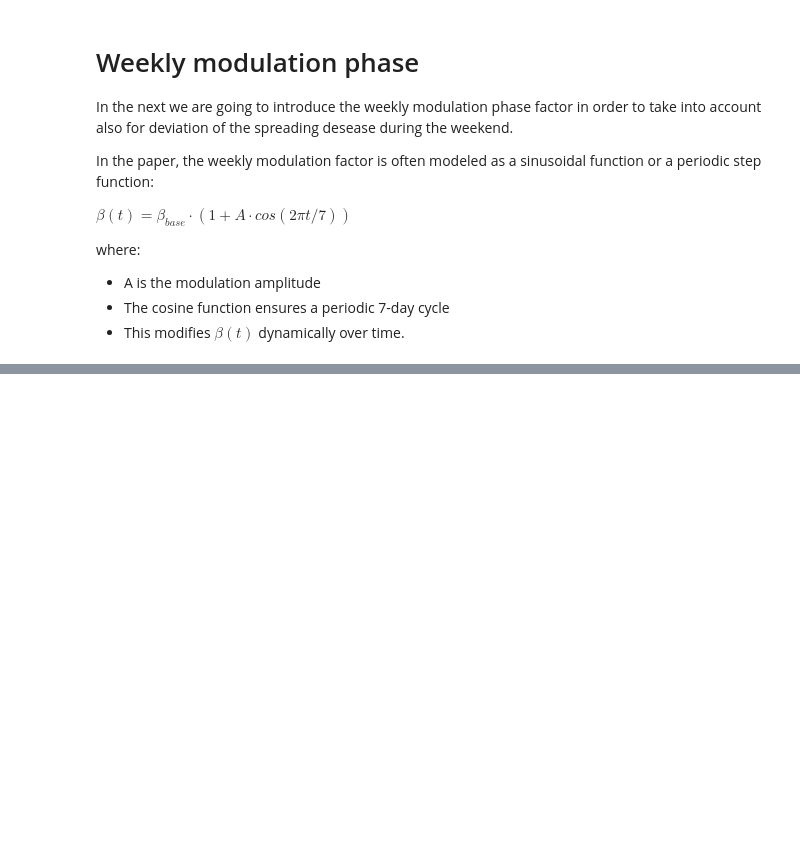
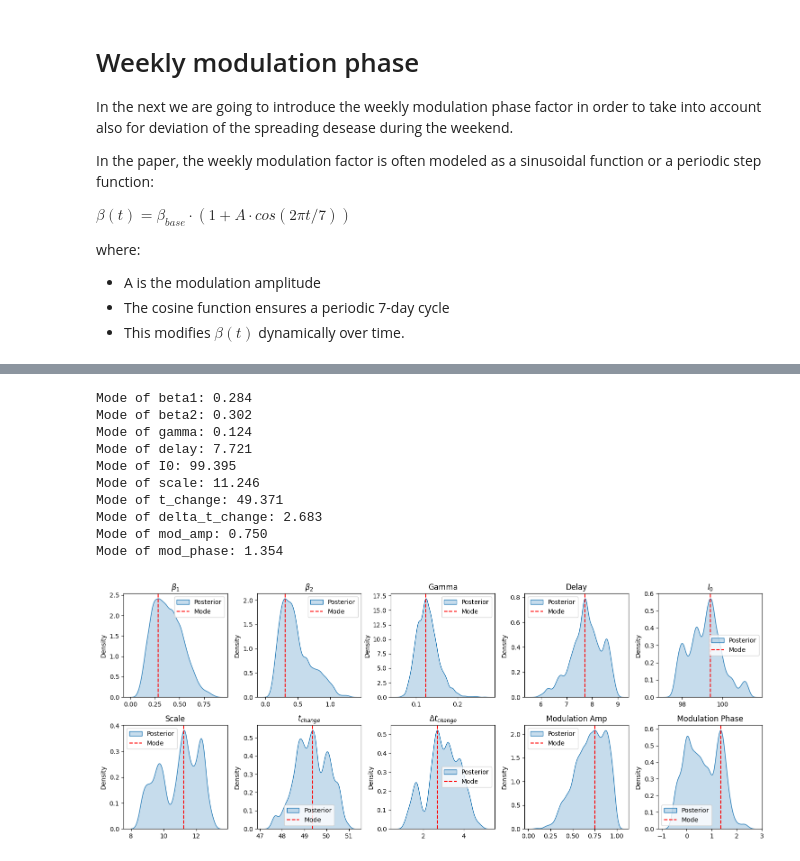
Before and after one commit to adadiorio/InformationTheory_Project, a Jupyter notebook: SIR_model_restricted.ipynb, the cells around one changed output, grey strips where cells are left out. Cells and saved outputs as stored; diff of their text form; code cells hidden in the pictures; blank space fills up the shorter version.

```diff
--- a/SIR_model_restricted.ipynb
+++ b/SIR_model_restricted.ipynb
@@ -786,0 +816,69 @@ plt.show()
+# %%
+# Extract chains for each parameter
+beta1_samples = param_chain[:, 0]
+beta2_samples = param_chain[:, 1]
+gamma_samples = param_chain[:, 2]
+delay_samples = param_chain[:, 3]
+I0_samples = param_chain[:, 4]
+scale_samples = param_chain[:, 5]
+t_change_samples = param_chain[:, 6]
+delta_t_change_samples = param_chain[:, 7]
+mod_amp_samples = param_chain[:, 8]
+mod_phase_samples = param_chain[:, 9]
+
+# Compute modes
+mode_beta1 = get_kde_mode(beta1_samples)
+mode_beta2 = get_kde_mode(beta2_samples)
+mode_gamma = get_kde_mode(gamma_samples)
+mode_delay = get_kde_mode(delay_samples)
+mode_I0 = get_kde_mode(I0_samples)
+mode_scale = get_kde_mode(scale_samples)
+mode_t_change = get_kde_mode(t_change_samples)
+mode_delta_t_change = get_kde_mode(delta_t_change_samples)
+mode_mod_amp = get_kde_mode(mod_amp_samples)
+mode_mod_phase = get_kde_mode(mod_phase_samples)
+
+# Print modes
+print(f"Mode of beta1: {mode_beta1:.3f}")
+print(f"Mode of beta2: {mode_beta2:.3f}")
+print(f"Mode of gamma: {mode_gamma:.3f}")
+print(f"Mode of delay: {mode_delay:.3f}")
+print(f"Mode of I0: {mode_I0:.3f}")
+print(f"Mode of scale: {mode_scale:.3f}")
+print(f"Mode of t_change: {mode_t_change:.3f}")
+print(f"Mode of delta_t_change: {mode_delta_t_change:.3f}")
+print(f"Mode of mod_amp: {mode_mod_amp:.3f}")
+print(f"Mode of mod_phase: {mode_mod_phase:.3f}")
+
+# Plot posterior distributions
+plt.figure(figsize=(15, 6))
+params = [
+    beta1_samples, beta2_samples, gamma_samples, delay_samples, I0_samples,
+    scale_samples, t_change_samples, delta_t_change_samples, mod_amp_samples, mod_phase_samples
+]
+labels = [
+    r"$\beta_1$", r"$\beta_2$", "Gamma", "Delay", r"$I_0$", "Scale",
+    r"$t_{change}$", r"$\Delta t_{change}$", "Modulation Amp", "Modulation Phase"
+]
+
+for i, param in enumerate(params):
+    plt.subplot(2, 5, i+1)
+    sns.kdeplot(param, fill=True, label="Posterior")
+    plt.axvline(get_kde_mode(param), color='r', linestyle='dashed', label="Mode")
+    plt.title(labels[i])
+    plt.legend()
+
+plt.tight_layout()
+plt.show()
+# %% [output]
+Mode of beta1: 0.284
+Mode of beta2: 0.302
+Mode of gamma: 0.124
+Mode of delay: 7.721
+Mode of I0: 99.395
+Mode of scale: 11.246
+Mode of t_change: 49.371
+Mode of delta_t_change: 2.683
+Mode of mod_amp: 0.750
+Mode of mod_phase: 1.354
+[figure, added]
```
Also changed, not shown: parts of 14 cells of this notebook.
